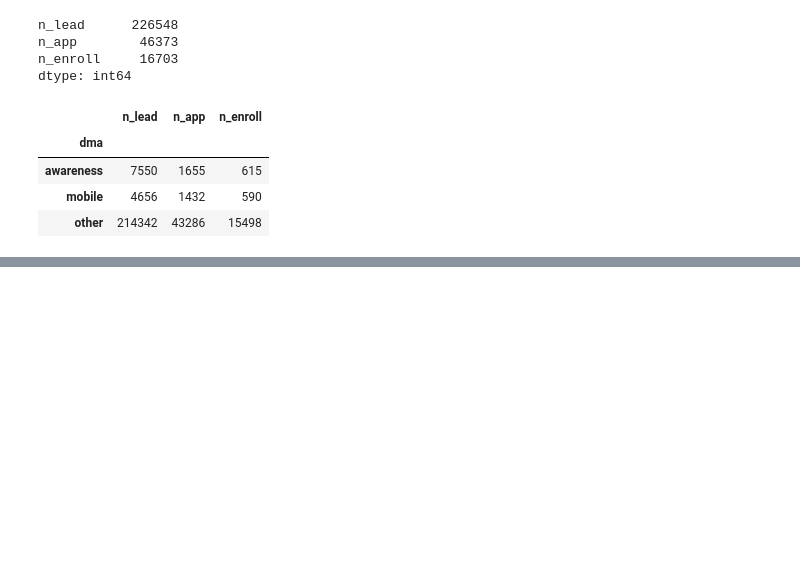
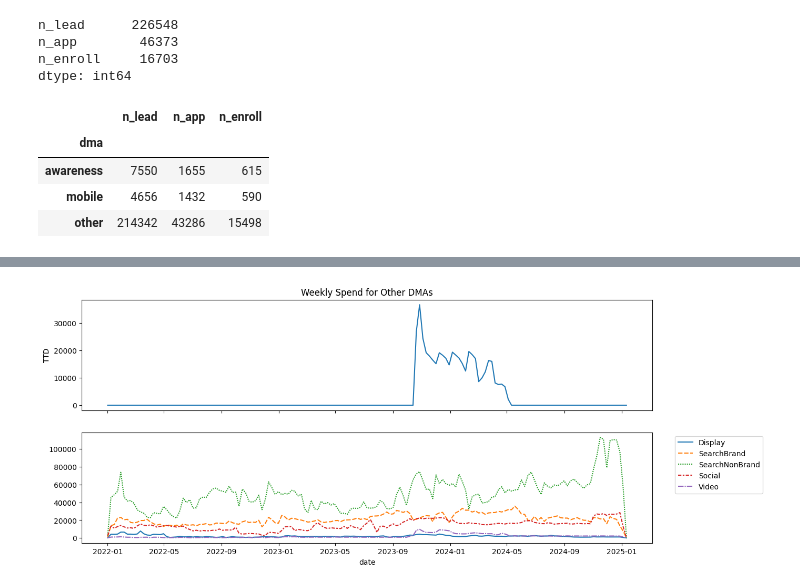
Before and after one commit to LevelInteractive/csu-mmm, a Jupyter notebook: code/CSU_EDA_v0.2_WOLF.ipynb, the cells around one changed output, grey strips where cells are left out. Saved outputs shown, nothing was run; the diff lists cells and outputs as text; code cells hidden in the pictures; blank space fills up the shorter version.

```diff
--- a/code/CSU_EDA_v0.2_WOLF.ipynb
+++ b/code/CSU_EDA_v0.2_WOLF.ipynb
@@ -289,0 +361,10 @@ df_kpi.groupby('dma')[['n_lead', 'n_app', 'n_enroll']].sum()
+# %%
+df_gr = df_spend_weekly.loc[:,'other'][:-1]
+
+fig, axes = plt.subplots(2,1, figsize=(14,6), sharex=True)
+sns.lineplot(data=df_gr['TTD'], ax=axes[0])
+sns.lineplot(data=df_gr.drop('TTD', axis=1), ax=axes[1])
+axes[0].set_title('Weekly Spend for Other DMAs')
+axes[1].legend(bbox_to_anchor=(1.2,1), loc='upper right');
+# %% [output]
+[figure, added]
```
Also changed, not shown: parts of 22 cells of this notebook.
